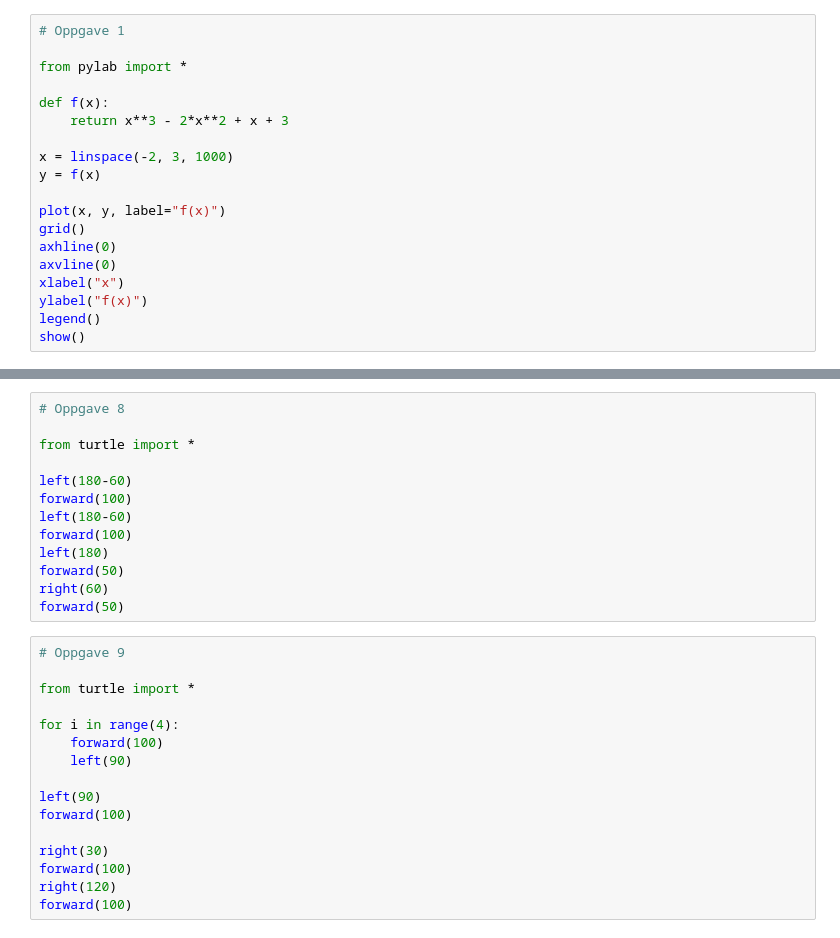
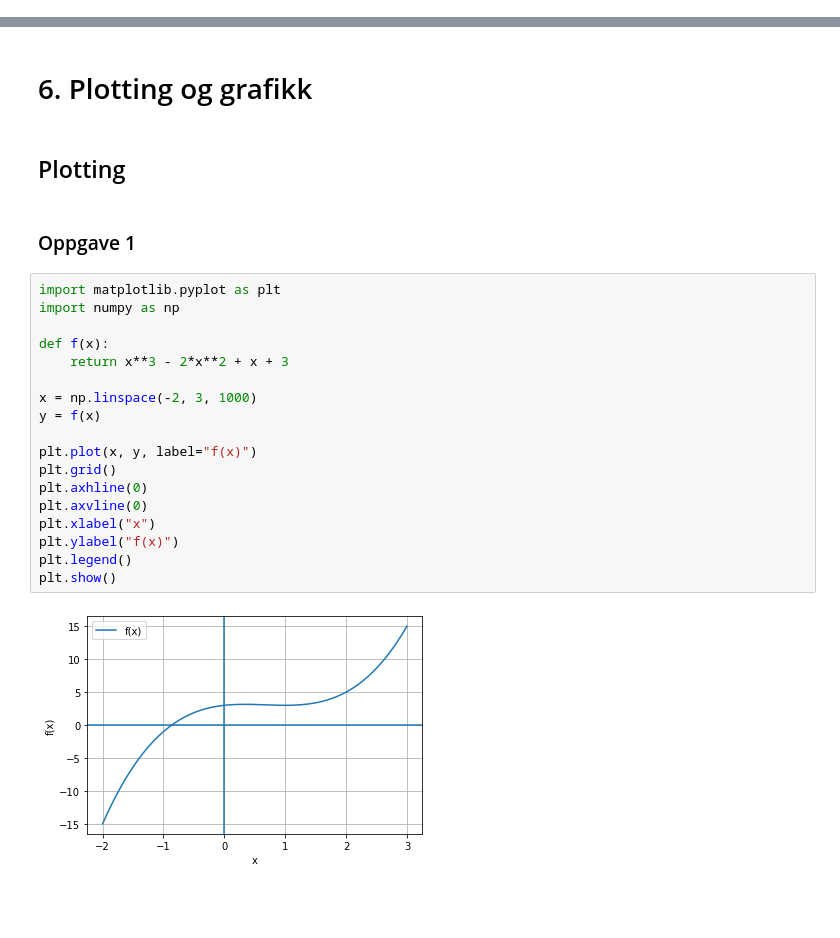
Before and after one commit to programmering-i-skolen/programmeringiskolen, a Jupyter notebook: losningsforslag/kap6.ipynb, the cells around one changed output, grey strips where cells are left out. Drawn from its saved outputs; the diff is of its cells as text; blank space fills up the shorter version.

```diff
--- a/losningsforslag/kap6.ipynb
+++ b/losningsforslag/kap6.ipynb
@@ -5,19 +0,0 @@
-# %%
-# Oppgave 1
-
-from pylab import *
-
-def f(x):
-    return x**3 - 2*x**2 + x + 3
-
-x = linspace(-2, 3, 1000)
-y = f(x)
-
-plot(x, y, label="f(x)")
-grid()
-axhline(0)
-axvline(0)
-xlabel("x")
-ylabel("f(x)")
-legend()
-show()
@@ -159,29 +1,26 @@ don.forward(200)
-# %%
-# Oppgave 8
-
-from turtle import *
-
-left(180-60)
-forward(100)
-left(180-60)
-forward(100)
-left(180)
-forward(50)
-right(60)
-forward(50)
-# %%
-# Oppgave 9
-
-from turtle import *
-
-for i in range(4):
-    forward(100)
-    left(90)
-
-left(90)
-forward(100)
-
-right(30)
-forward(100)
-right(120)
-forward(100)
+# %% [markdown]
+# 6. Plotting og grafikk
+# %% [markdown]
+## Plotting
+# %% [markdown]
+### Oppgave 1
+# %%
+import matplotlib.pyplot as plt
+import numpy as np
+
+def f(x):
+    return x**3 - 2*x**2 + x + 3
+
+x = np.linspace(-2, 3, 1000)
+y = f(x)
+
+plt.plot(x, y, label="f(x)")
+plt.grid()
+plt.axhline(0)
+plt.axvline(0)
+plt.xlabel("x")
+plt.ylabel("f(x)")
+plt.legend()
+plt.show()
+# %% [output]
+[figure, added]
```
Also changed, not shown: parts of 38 cells of this notebook.
